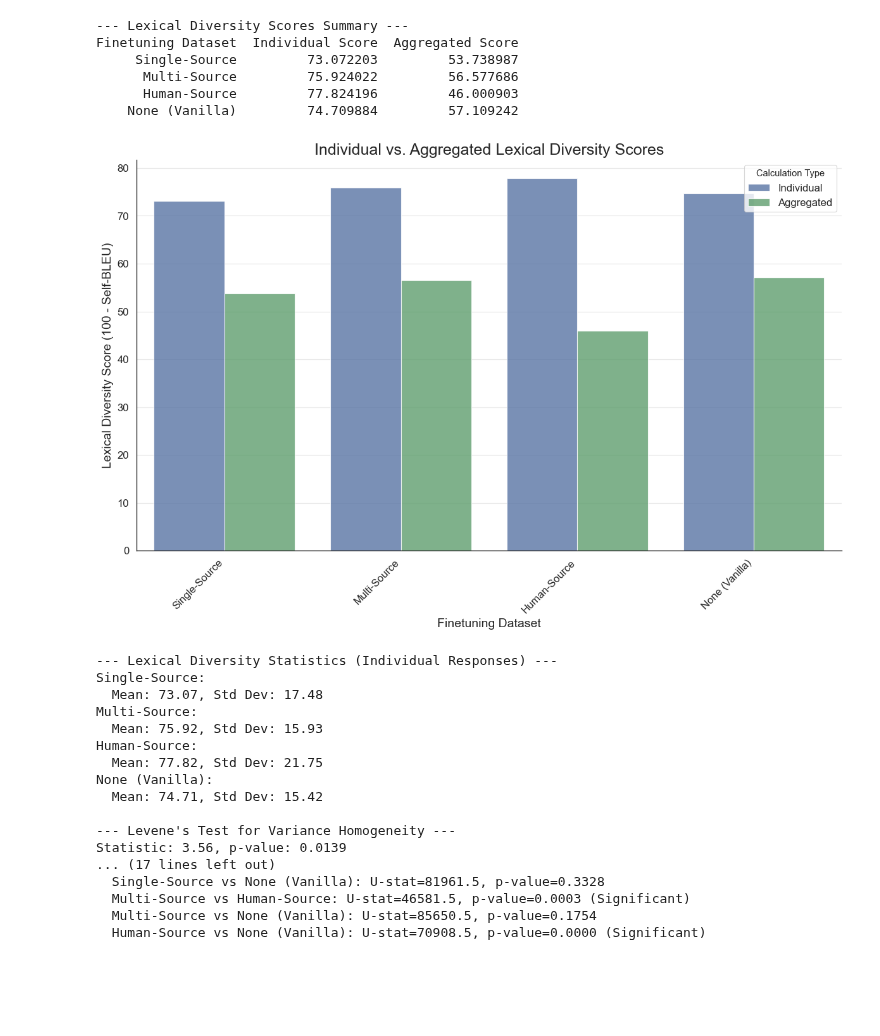
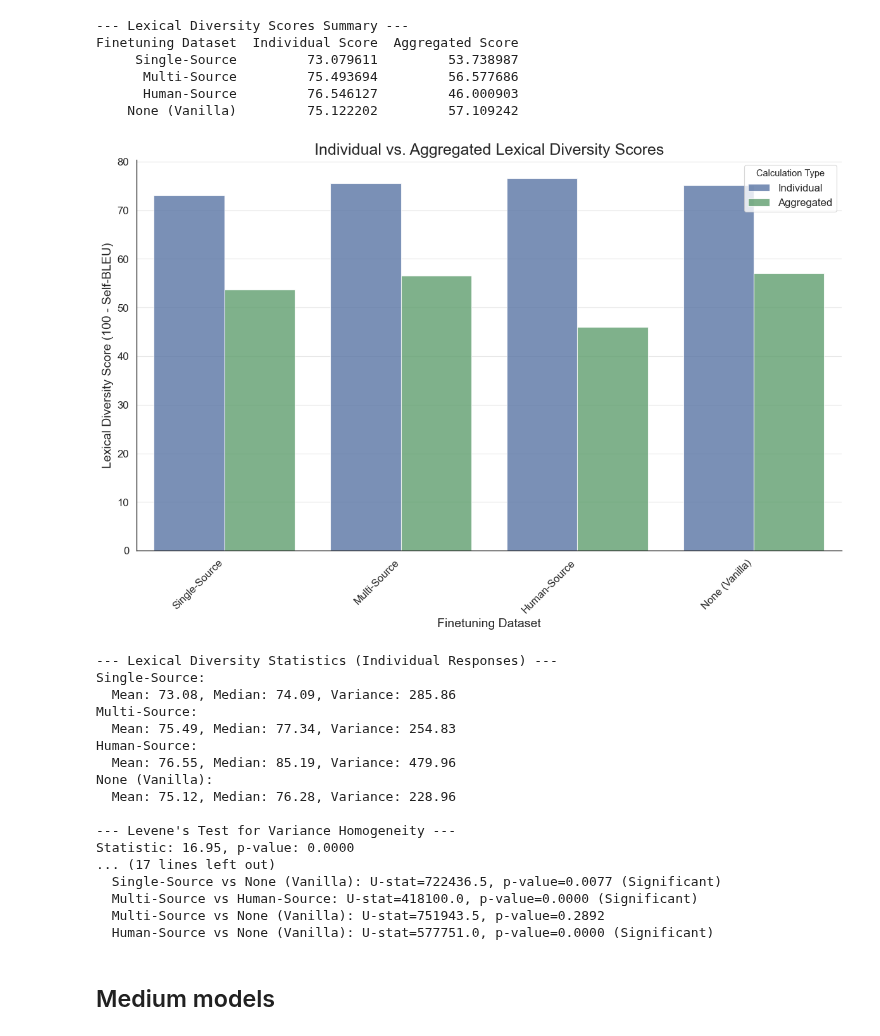
Before and after one commit to maxschaffelder/synthetic_data_diversity, a Jupyter notebook: exp_1/metric_calculation/lex_div/sacre_bleu.ipynb, the cells around one changed output. Cells and saved outputs as stored; diff of their text form; code cells hidden in the pictures; blank space fills up the shorter version.

```diff
--- a/exp_1/metric_calculation/lex_div/sacre_bleu.ipynb
+++ b/exp_1/metric_calculation/lex_div/sacre_bleu.ipynb
@@ -235,6 +242,7 @@ Processing Small models...
 # %%
 # --- Configuration ---
-BASE_DATA_DIR = "/Users/maxschaffelder/Desktop/Thesis/data/exp_1"
+MODEL_SIZE = "small"
+BASE_DATA_DIR = f"/Users/maxschaffelder/Desktop/Thesis/data/exp_1/{MODEL_SIZE}/lex_div"
 N_GRAM = 3
 
 # --- Data Loading ---
@@ -328,8 +336,8 @@ else:
 
     print("\n--- Lexical Diversity Statistics (Individual Responses) ---")
     for name, scores in zip(dataset_names, lex_div_scores):
-        mean, std = np.mean(scores), np.std(scores)
-        print(f"{name}:\n  Mean: {mean:.2f}, Std Dev: {std:.2f}")
+        mean, median, var = np.mean(scores), np.median(scores), np.var(scores)
+        print(f"{name}:\n  Mean: {mean:.2f}, Median: {median:.2f}, Variance: {var:.2f}")
 
     alpha = 0.05
 
@@ -339,52 +347,54 @@ else:
     if levene_p < alpha:
         print(f"Result: Variances are significantly different (p < {alpha}). Performing pairwise tests.")
 
         print("\nPairwise Levene's Tests:")
         for (i, name1), (j, name2) in itertools.combinations(enumerate(dataset_names), 2):
             stat, p_val = stats.levene(lex_div_scores[i], lex_div_scores[j])
             print(f"  {name1} vs {name2}: p-value = {p_val:.4f}{' (Significant)' if p_val < alpha else ''}")
 
     else:
         print(f"Result: Variances are not significantly different (p >= {alpha}).")
 
     # Kruskal-Wallis H-test for comparing distributions
     kruskal_h, kruskal_p = stats.kruskal(*lex_div_scores)
     print(f"\n--- Kruskal-Wallis H-Test --- \nH-statistic: {kruskal_h:.2f}, p-value: {kruskal_p:.4f}")
     if kruskal_p < alpha:
         print(f"Result: At least one dataset's distribution is significantly different (p < {alpha}). Performing post-hoc tests.")
 
         n_comparisons = len(dataset_names) * (len(dataset_names) - 1) // 2
         corrected_alpha = alpha / n_comparisons
 
         print(f"\nPairwise Mann-Whitney U Tests (Bonferroni corrected alpha={corrected_alpha:.4f}):")
         for (i, name1), (j, name2) in itertools.combinations(enumerate(dataset_names), 2):
             stat, p_val = stats.mannwhitneyu(lex_div_scores[i], lex_div_scores[j], alternative='two-sided')
             print(f"  {name1} vs {name2}: U-stat={stat:.1f}, p-value={p_val:.4f}{' (Significant)' if p_val < corrected_alpha else ''}")
 
     else:
         print(f"Result: No significant difference between dataset distributions (p >= {alpha}).")
 # %% [output]
 --- Lexical Diversity Scores Summary ---
 Finetuning Dataset  Individual Score  Aggregated Score
-     Single-Source         73.072203         53.738987
-      Multi-Source         75.924022         56.577686
-      Human-Source         77.824196         46.000903
-    None (Vanilla)         74.709884         57.109242
+     Single-Source         73.079611         53.738987
+      Multi-Source         75.493694         56.577686
+      Human-Source         76.546127         46.000903
+    None (Vanilla)         75.122202         57.109242
-[figure, old version]
+[figure, new version]
 --- Lexical Diversity Statistics (Individual Responses) ---
 Single-Source:
-  Mean: 73.07, Std Dev: 17.48
+  Mean: 73.08, Median: 74.09, Variance: 285.86
 Multi-Source:
-  Mean: 75.92, Std Dev: 15.93
+  Mean: 75.49, Median: 77.34, Variance: 254.83
 Human-Source:
-  Mean: 77.82, Std Dev: 21.75
+  Mean: 76.55, Median: 85.19, Variance: 479.96
 None (Vanilla):
-  Mean: 74.71, Std Dev: 15.42
+  Mean: 75.12, Median: 76.28, Variance: 228.96
 
 --- Levene's Test for Variance Homogeneity ---
-Statistic: 3.56, p-value: 0.0139
+Statistic: 16.95, p-value: 0.0000
 ... (17 lines left out)
-  Single-Source vs None (Vanilla): U-stat=81961.5, p-value=0.3328
-  Multi-Source vs Human-Source: U-stat=46581.5, p-value=0.0003 (Significant)
-  Multi-Source vs None (Vanilla): U-stat=85650.5, p-value=0.1754
-  Human-Source vs None (Vanilla): U-stat=70908.5, p-value=0.0000 (Significant)
+  Single-Source vs None (Vanilla): U-stat=722436.5, p-value=0.0077 (Significant)
+  Multi-Source vs Human-Source: U-stat=418100.0, p-value=0.0000 (Significant)
+  Multi-Source vs None (Vanilla): U-stat=751943.5, p-value=0.2892
+  Human-Source vs None (Vanilla): U-stat=577751.0, p-value=0.0000 (Significant)
+# %% [markdown]
+## Medium models
```
Also changed, not shown: parts of 7 cells of this notebook.
